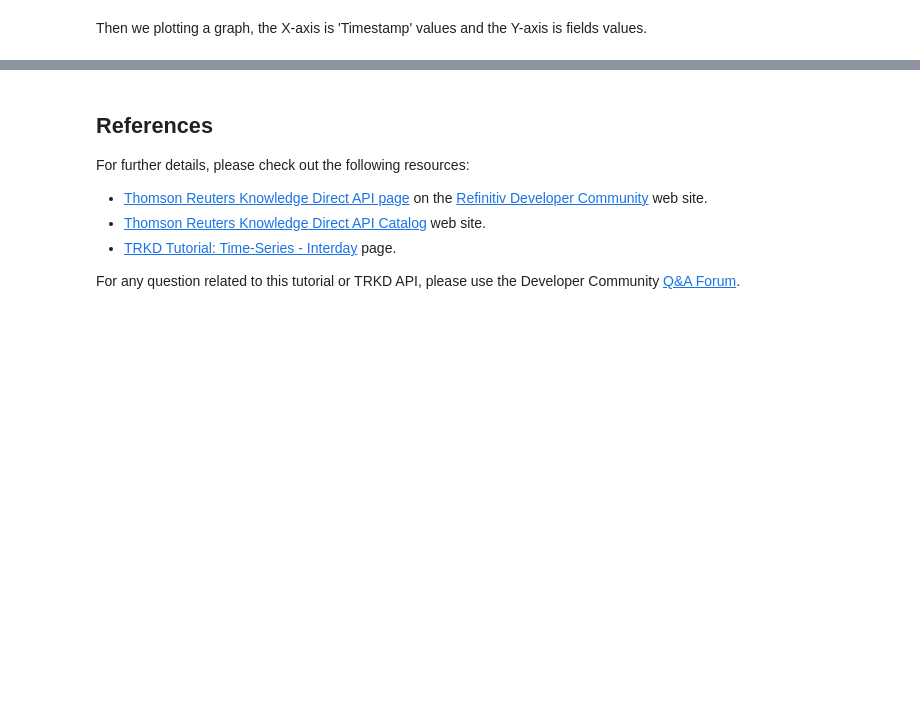
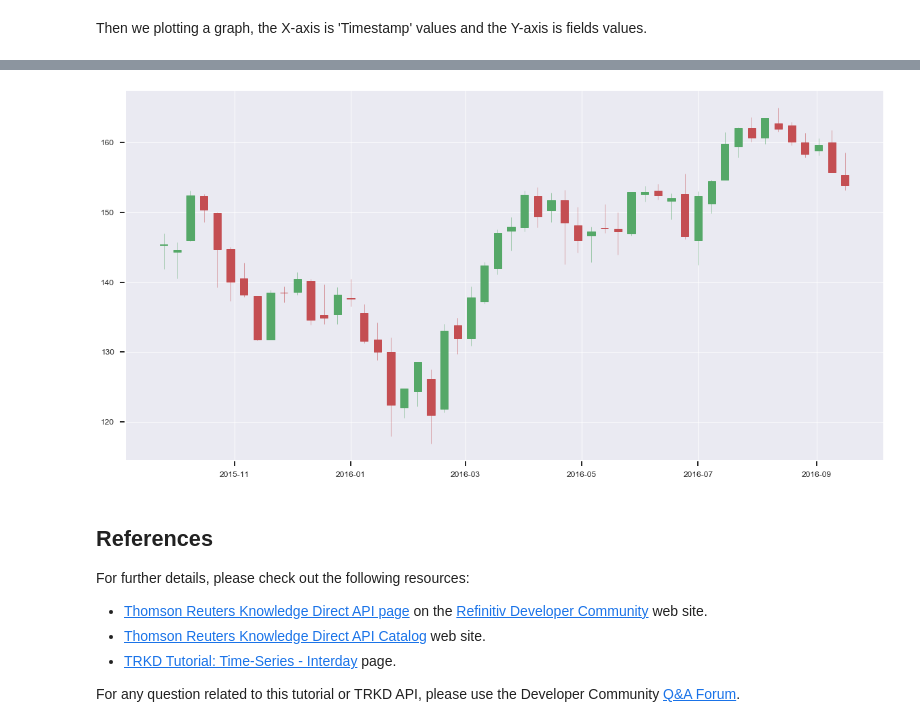
Before and after one commit to LSEG-API-Samples/Example.RKD.Python.HTTPJSON, a Jupyter notebook: notebook/trkd_timeseries_interday.ipynb, the cells around one changed output, grey strips where cells are left out. Cells and saved outputs as stored; diff of their text form; code cells hidden in the pictures; blank space fills up the shorter version.

```diff
--- a/notebook/trkd_timeseries_interday.ipynb
+++ b/notebook/trkd_timeseries_interday.ipynb
@@ -275,3 +265,25 @@ df.plot(x = 'TIMESTAMP',y = fields,figsize=(14,7))
+# %%
+candle_df = df[['OPEN','HIGH','LOW','CLOSE']]
+# %%
+candle_df.insert(0,'TIMESTAMP', df['TIMESTAMP'].map(mdates.datestr2num))
+# %%
+fig = plt.figure(figsize=(20, 10))
+ax = plt.subplot()
+ax.spines['right'].set_color('none')
+ax.spines['top'].set_color('none')
+ax.xaxis.set_ticks_position('bottom')
+ax.yaxis.set_ticks_position('left')
+ax.tick_params(axis='both', direction='out', width=2, length=8,
+               labelsize=12, pad=8)
+ax.spines['left'].set_linewidth(2)
+ax.spines['bottom'].set_linewidth(2)
+
+candlestick_ohlc(ax, candle_df.values, width = 4, colorup = 'g', colordown = 'r')
+ax.xaxis_date()
+ax.grid(True)
+plt.show()
+# %% [output]
+[figure, added]
 # %% [markdown]
 ## References
 For further details, please check out the following resources:
```
Also changed, not shown: parts of 7 cells of this notebook, 1 other file.
